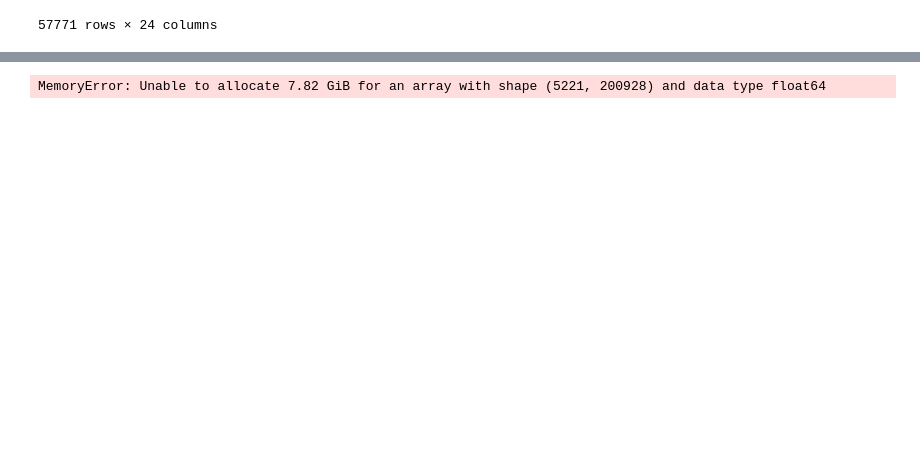
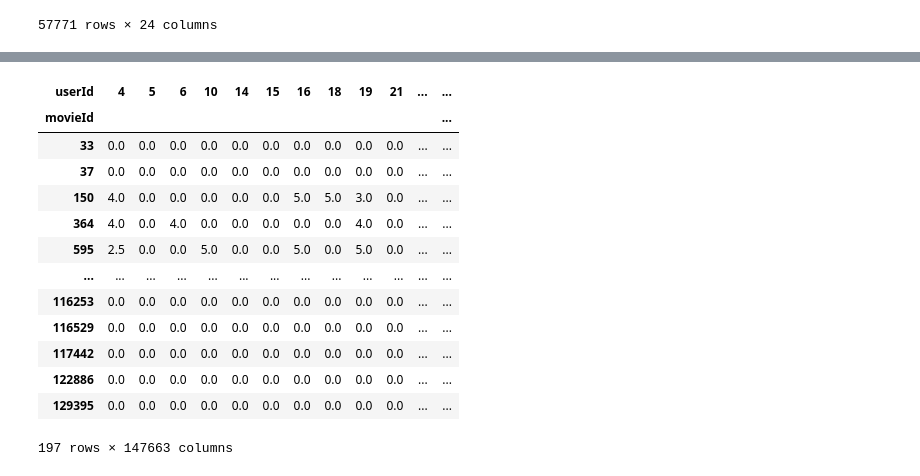
Before and after one commit to Razjoh/Machine-learning-Rasmus-Johansson, a Jupyter notebook: Labb/EDA.ipynb, the cells around one changed output, grey strips where cells are left out. Saved outputs shown, nothing was run; the diff lists cells and outputs as text; code cells hidden in the pictures; blank space fills up the shorter version.

```diff
--- a/Labb/EDA.ipynb
+++ b/Labb/EDA.ipynb
@@ -409,5 +420,18 @@ comedy_ratings
 # %%
-movies_users = comedy_ratings.pivot(index="movieId", columns="userId", values="rating").fillna(0)
+movies_users = genre_ratings.pivot(index="movieId", columns="userId", values="rating").fillna(0)
 movies_users
 # %% [output]
+| userId | 4 | 5 | 6 | 10 | 14 | 15 | 16 | 18 | 19 | 21 | ... | ... |
+| movieId |  |  |  |  |  |  |  |  |  |  |  | ... |
+| 33 | 0.0 | 0.0 | 0.0 | 0.0 | 0.0 | 0.0 | 0.0 | 0.0 | 0.0 | 0.0 | ... | ... |
+| 37 | 0.0 | 0.0 | 0.0 | 0.0 | 0.0 | 0.0 | 0.0 | 0.0 | 0.0 | 0.0 | ... | ... |
+| 150 | 4.0 | 0.0 | 0.0 | 0.0 | 0.0 | 0.0 | 5.0 | 5.0 | 3.0 | 0.0 | ... | ... |
+| 364 | 4.0 | 0.0 | 4.0 | 0.0 | 0.0 | 0.0 | 0.0 | 0.0 | 4.0 | 0.0 | ... | ... |
+| 595 | 2.5 | 0.0 | 0.0 | 5.0 | 0.0 | 0.0 | 5.0 | 0.0 | 5.0 | 0.0 | ... | ... |
+| ... | ... | ... | ... | ... | ... | ... | ... | ... | ... | ... | ... | ... |
+| 116253 | 0.0 | 0.0 | 0.0 | 0.0 | 0.0 | 0.0 | 0.0 | 0.0 | 0.0 | 0.0 | ... | ... |
+| 116529 | 0.0 | 0.0 | 0.0 | 0.0 | 0.0 | 0.0 | 0.0 | 0.0 | 0.0 | 0.0 | ... | ... |
+| 117442 | 0.0 | 0.0 | 0.0 | 0.0 | 0.0 | 0.0 | 0.0 | 0.0 | 0.0 | 0.0 | ... | ... |
+| 122886 | 0.0 | 0.0 | 0.0 | 0.0 | 0.0 | 0.0 | 0.0 | 0.0 | 0.0 | 0.0 | ... | ... |
+| 129395 | 0.0 | 0.0 | 0.0 | 0.0 | 0.0 | 0.0 | 0.0 | 0.0 | 0.0 | 0.0 | ... | ... |
-MemoryError: Unable to allocate 7.82 GiB for an array with shape (5221, 200928) and data type float64
+197 rows × 147663 columns
```
Also changed, not shown: parts of 6 cells of this notebook, 1 other file.
